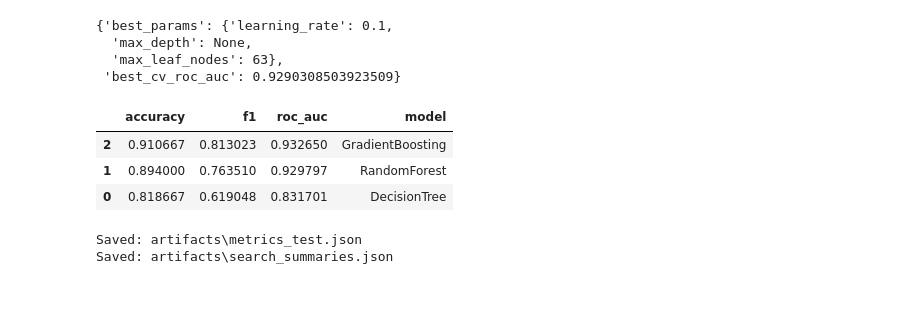
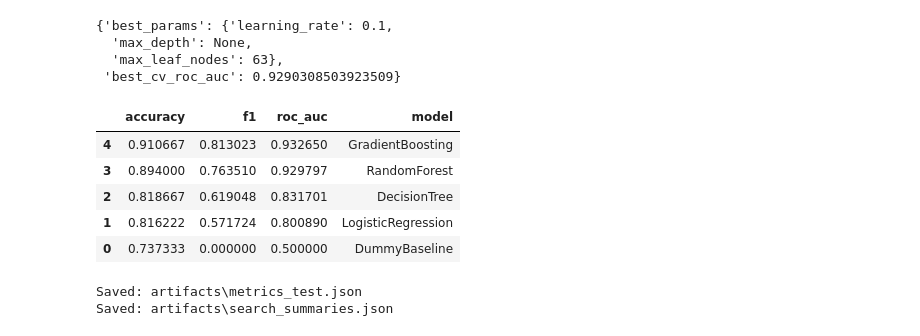
Before and after one commit to Dobriak-88/aie-group-2-work, a Jupyter notebook: homeworks/HW06/HW06.ipynb, the cells around one changed output. Cells and saved outputs as stored; diff of their text form; code cells hidden in the pictures; blank space fills up the shorter version.

```diff
--- a/homeworks/HW06/HW06.ipynb
+++ b/homeworks/HW06/HW06.ipynb
@@ -119,6 +187,7 @@ print("Accuracy :", accuracy_score(y_test, y_test_pred_baseline))
 print("Precision:", precision_score(y_test, y_test_pred_baseline, zero_division=0))
 print("F1-score :", f1_score(y_test, y_test_pred_baseline, zero_division=0))
 print("ROC-AUC  :", roc_auc_score(y_test, y_test_proba_baseline))
+results.append(evaluate_on_test(DummyBaseline, X_test, y_test, "DummyBaseline"))
 # %% [output]
 === Бейзлайн (DummyClassifier, most_frequent) – качество на test ===
 Accuracy : 0.7373333333333333
@@ -138,6 +207,7 @@ print("Accuracy :", accuracy_score(y_test, y_test_pred))
 print("Precision:", precision_score(y_test, y_test_pred, zero_division=0))
 print("F1-score :", f1_score(y_test, y_test_pred, zero_division=0))
 print("ROC-AUC  :", roc_auc_score(y_test, y_test_proba))
+results.append(evaluate_on_test(pipe, X_test, y_test, "LogisticRegression"))
 # %% [output]
 === Логистическая регрессия – качество на test ===
 Accuracy : 0.8162222222222222
@@ -431,19 +433,21 @@ search_summaries["GradientBoosting"]
   'max_leaf_nodes': 63},
  'best_cv_roc_auc': 0.9290308503923509}
 # %%
-df = pd.DataFrame(results)
+df_results = pd.DataFrame(results)
 
 # сортировка: roc_auc (если есть) иначе accuracy
-df_sorted = df.copy()
+df_sorted = df_results.copy()
 df_sorted["roc_auc_sort"] = df_sorted["roc_auc"].fillna(-1.0)
 df_sorted = df_sorted.sort_values(["roc_auc_sort", "accuracy"], ascending=False).drop(columns=["roc_auc_sort"])
 
 df_sorted
 # %% [output]
 |  | accuracy | f1 | roc_auc | model |
-| 2 | 0.910667 | 0.813023 | 0.932650 | GradientBoosting |
-| 1 | 0.894000 | 0.763510 | 0.929797 | RandomForest |
-| 0 | 0.818667 | 0.619048 | 0.831701 | DecisionTree |
+| 4 | 0.910667 | 0.813023 | 0.932650 | GradientBoosting |
+| 3 | 0.894000 | 0.763510 | 0.929797 | RandomForest |
+| 2 | 0.818667 | 0.619048 | 0.831701 | DecisionTree |
+| 1 | 0.816222 | 0.571724 | 0.800890 | LogisticRegression |
+| 0 | 0.737333 | 0.000000 | 0.500000 | DummyBaseline |
 # %%
 metrics_path = ARTIFACTS_DIR / "metrics_test.json"
 search_path = ARTIFACTS_DIR / "search_summaries.json"
```
Also changed, not shown: parts of 9 cells of this notebook, 2 other files.
